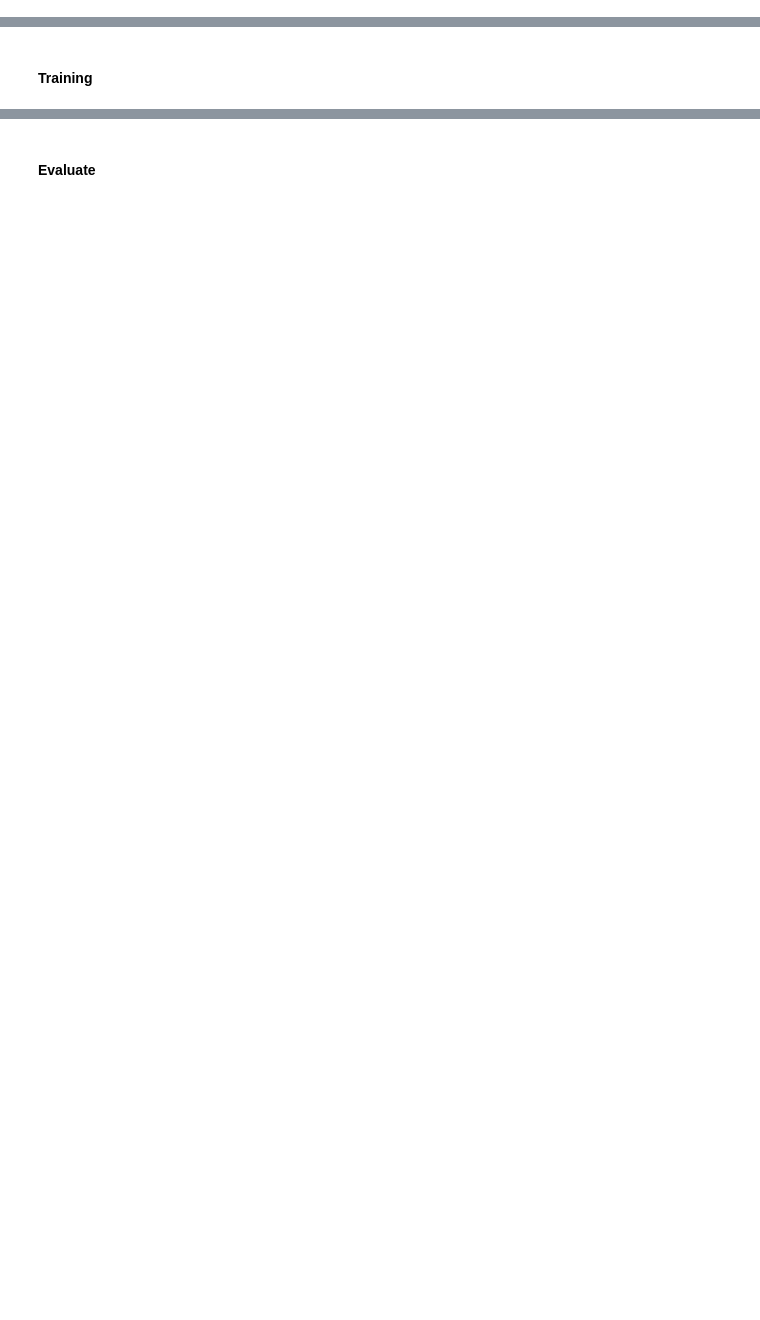
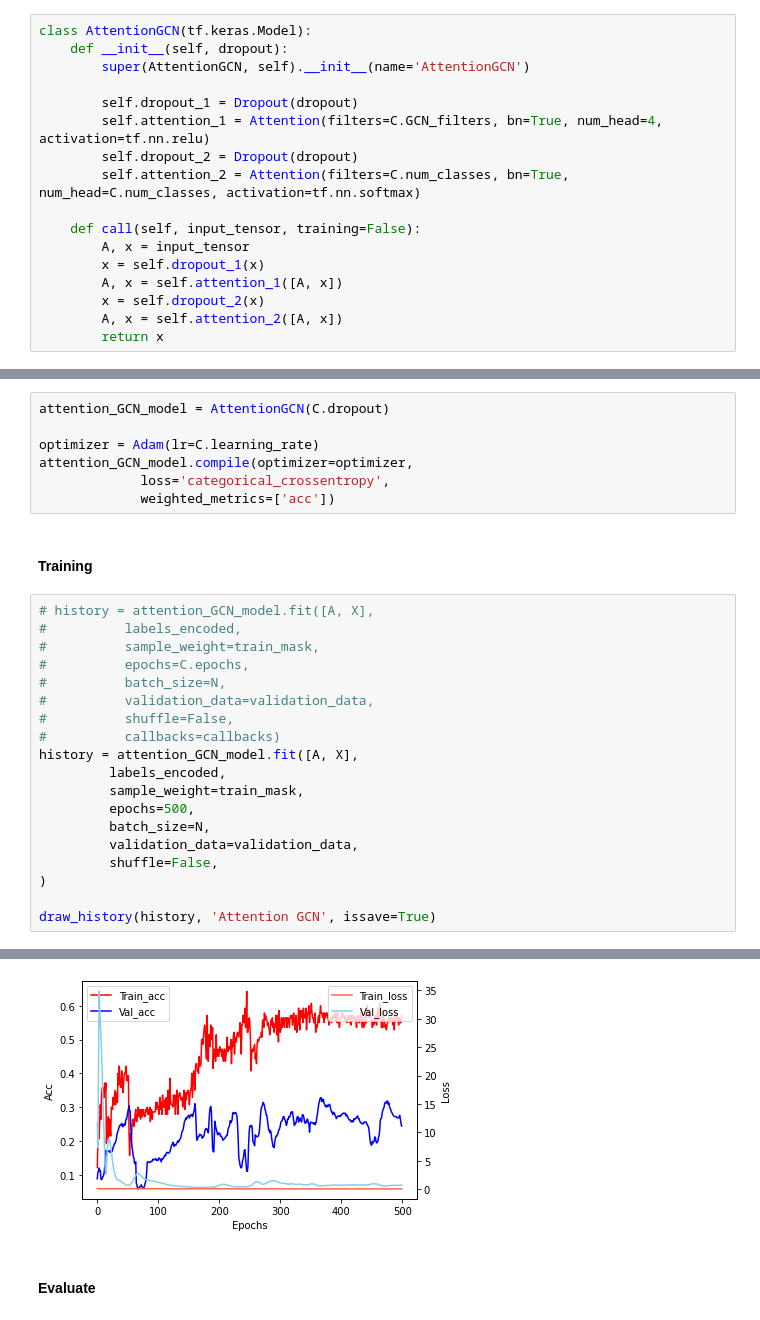
Before and after one commit to comojin1994/GCN, a Jupyter notebook: GCN.ipynb, the cells around one changed output, grey strips where cells are left out. Cells and saved outputs as stored; diff of their text form; blank space fills up the shorter version.

Commit message:
Add Attention model

```diff
--- a/GCN.ipynb
+++ b/GCN.ipynb
@@ -685,4 +746,48 @@ plot_tSNE(labels_encoded, x_tsne)
+# %%
+class AttentionGCN(tf.keras.Model):
+    def __init__(self, dropout):
+        super(AttentionGCN, self).__init__(name='AttentionGCN')
+
+        self.dropout_1 = Dropout(dropout)
+        self.attention_1 = Attention(filters=C.GCN_filters, bn=True, num_head=4, activation=tf.nn.relu)
+        self.dropout_2 = Dropout(dropout)
+        self.attention_2 = Attention(filters=C.num_classes, bn=True, num_head=C.num_classes, activation=tf.nn.softmax)
+
+    def call(self, input_tensor, training=False):
+        A, x = input_tensor
+        x = self.dropout_1(x)
+        A, x = self.attention_1([A, x])
+        x = self.dropout_2(x)
+        A, x = self.attention_2([A, x])
+        return x
 # %% [markdown]
 #### Build Model
+# %%
+attention_GCN_model = AttentionGCN(C.dropout)
+
+optimizer = Adam(lr=C.learning_rate)
+attention_GCN_model.compile(optimizer=optimizer,
+             loss='categorical_crossentropy',
+             weighted_metrics=['acc'])
 # %% [markdown]
 #### Training
+# %%
+# history = attention_GCN_model.fit([A, X],
+#          labels_encoded,
+#          sample_weight=train_mask,
+#          epochs=C.epochs,
+#          batch_size=N,
+#          validation_data=validation_data,
+#          shuffle=False,
+#          callbacks=callbacks)
+history = attention_GCN_model.fit([A, X],
+         labels_encoded,
+         sample_weight=train_mask,
+         epochs=500,
+         batch_size=N,
+         validation_data=validation_data,
+         shuffle=False,
+)
+
+draw_history(history, 'Attention GCN', issave=True)
+# %% [output]
@@ -689,2 +811,3 @@ plot_tSNE(labels_encoded, x_tsne)
+[figure, added]
 # %% [markdown]
 #### Evaluate
```
Also changed, not shown: parts of 12 cells of this notebook.
